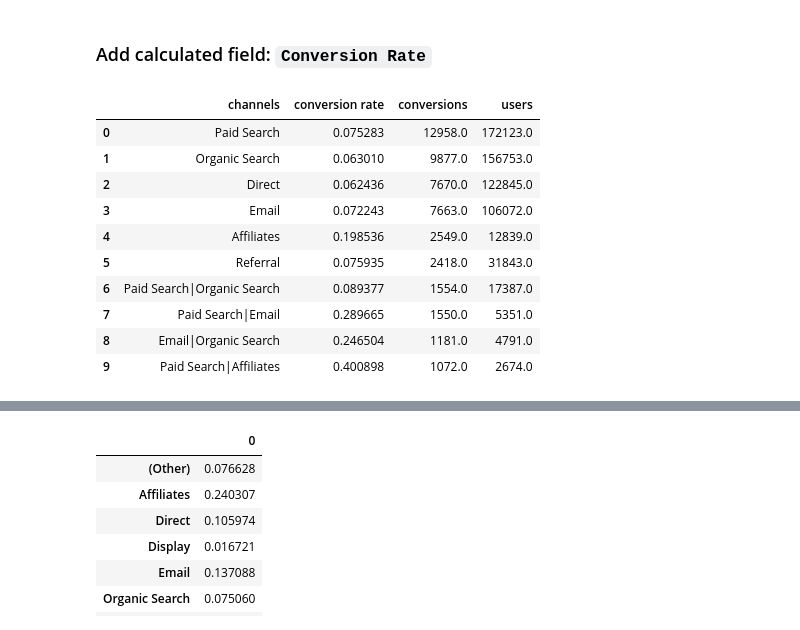
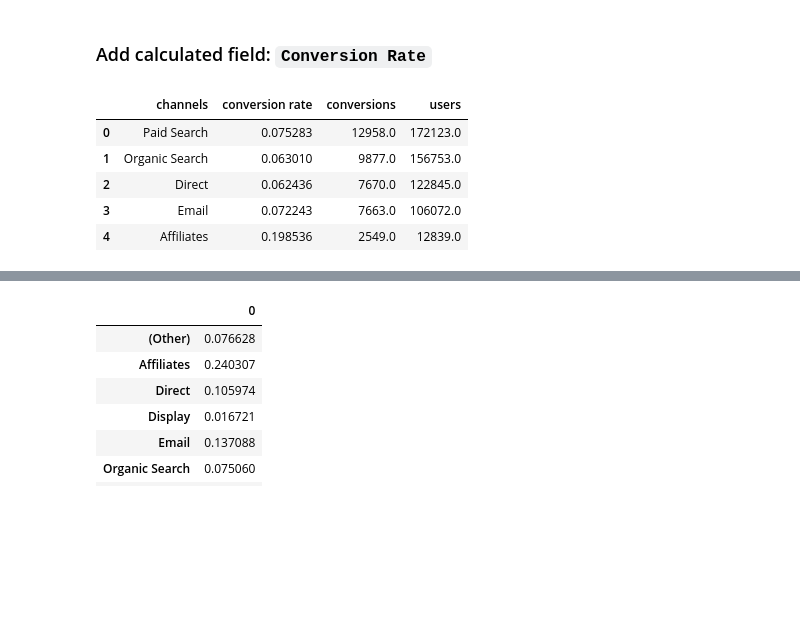
Before and after one commit to iampatgrady/Simple-Probabalistic-Model-For-Google-Analytics-Users, a Jupyter notebook: Multitouch_Attribution_Modeling.ipynb, the cells around one changed output, grey strips where cells are left out. Cells and saved outputs as stored; diff of their text form; code cells hidden in the pictures; blank space fills up the shorter version.

```diff
--- a/Multitouch_Attribution_Modeling.ipynb
+++ b/Multitouch_Attribution_Modeling.ipynb
@@ -122,24 +122,19 @@ pd.DataFrame(channel_metrics).transpose().sort_values(by='conversions', ascendin
 # %%
 for key in channel_metrics:
     channel_metrics[key]["conversion rate"] = np.divide(
         channel_metrics[key]["conversions"] ,
         channel_metrics[key]["users"]
     )
 
 pd.DataFrame(channel_metrics).transpose().sort_values(by='conversions', ascending=False) \
-    .reset_index().rename(columns={'index':'channels'})[:10]
+    .reset_index().rename(columns={'index':'channels'})[:5]
 # %% [output]
 |  | channels | conversion rate | conversions | users |
 | 0 | Paid Search | 0.075283 | 12958.0 | 172123.0 |
 | 1 | Organic Search | 0.063010 | 9877.0 | 156753.0 |
 | 2 | Direct | 0.062436 | 7670.0 | 122845.0 |
 | 3 | Email | 0.072243 | 7663.0 | 106072.0 |
 | 4 | Affiliates | 0.198536 | 2549.0 | 12839.0 |
-| 5 | Referral | 0.075935 | 2418.0 | 31843.0 |
-| 6 | Paid Search|Organic Search | 0.089377 | 1554.0 | 17387.0 |
-| 7 | Paid Search|Email | 0.289665 | 1550.0 | 5351.0 |
-| 8 | Email|Organic Search | 0.246504 | 1181.0 | 4791.0 |
-| 9 | Paid Search|Affiliates | 0.400898 | 1072.0 | 2674.0 |
 # %% [markdown]
 ## Simple Multi-Touch Probabilistic Model
 <img src="https://storage.googleapis.com/pats-test/images/model.png">
```
Also changed, not shown: parts of 2 cells of this notebook.
